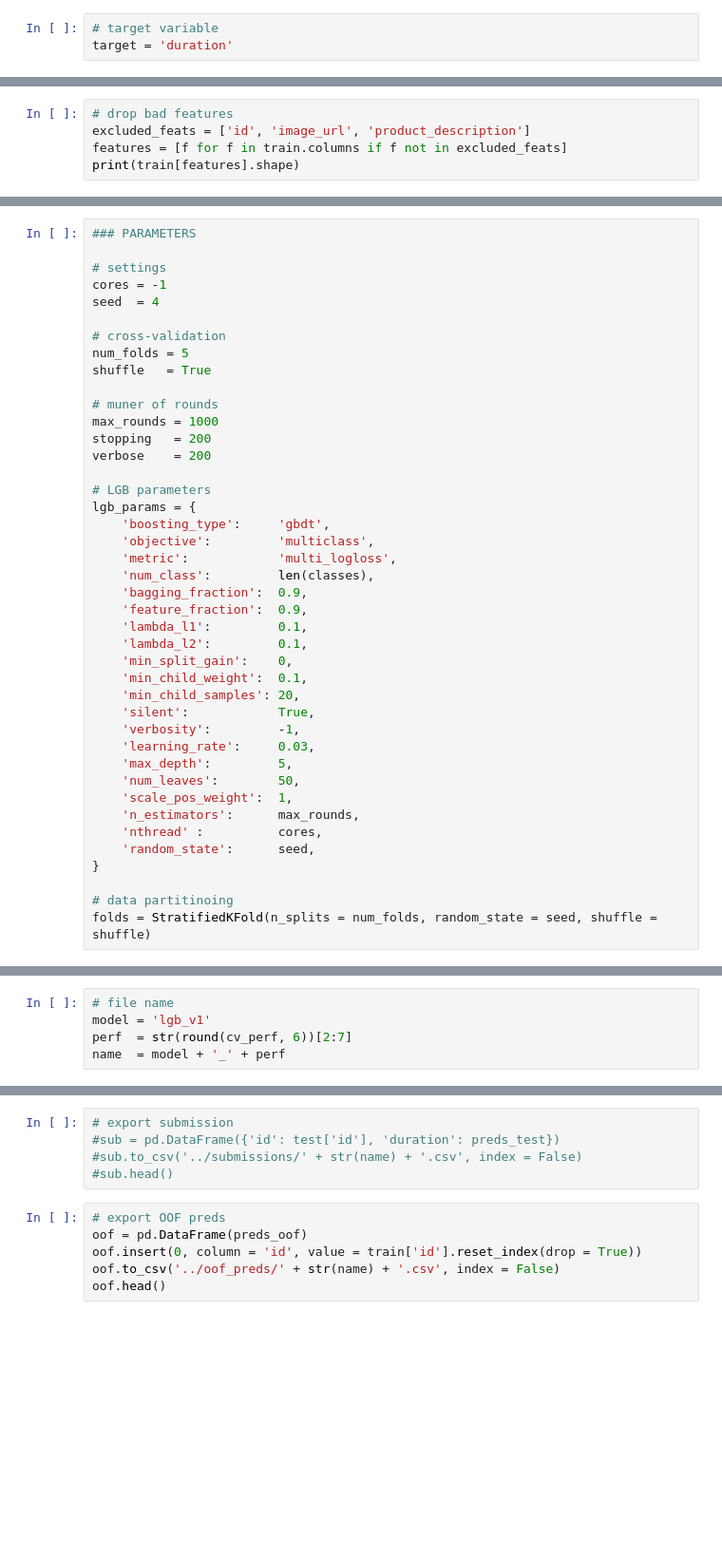
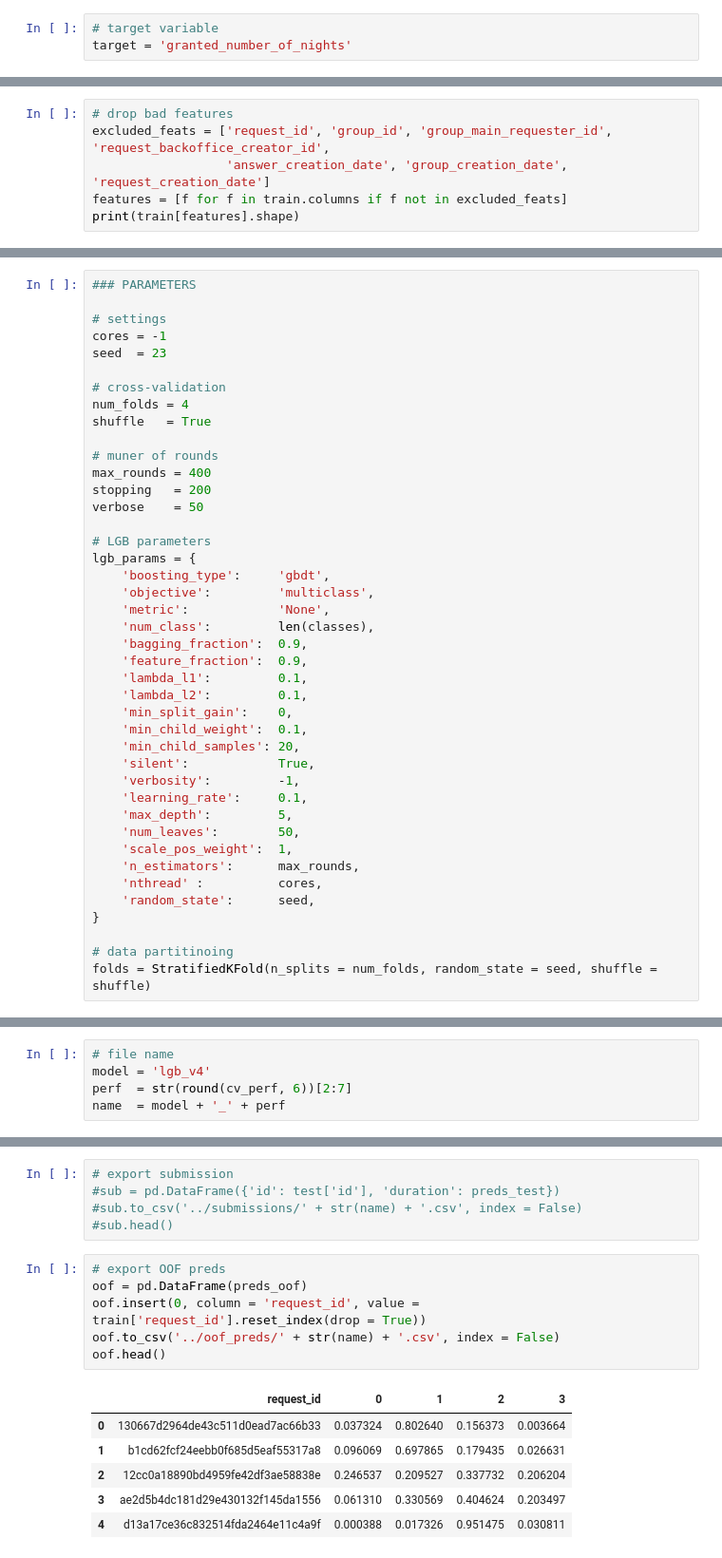
Before and after one commit to kozodoi/DSO_2019, a Jupyter notebook: codes/code_2_main_lgb.ipynb, the cells around one changed output, grey strips where cells are left out. Shown: that part at 95% size. Saved outputs shown, nothing was run; the diff lists cells and outputs as text; blank space fills up the shorter version.

```diff
--- a/codes/code_2_main_lgb.ipynb
+++ b/codes/code_2_main_lgb.ipynb
@@ -49,6 +57,6 @@ print(df.shape)
 # %%
 # target variable
-target = 'duration'
+target = 'granted_number_of_nights'
 # %%
 # partitioning
 train = df[df[target].isnull() == False]
@@ -67,6 +117,7 @@ classes
 ### PARAMETERS
 # %%
 # drop bad features
-excluded_feats = ['id', 'image_url', 'product_description']
+excluded_feats = ['request_id', 'group_id', 'group_main_requester_id', 'request_backoffice_creator_id',
+                  'answer_creation_date', 'group_creation_date', 'request_creation_date']
 features = [f for f in train.columns if f not in excluded_feats]
 print(train[features].shape)
@@ -75,22 +128,22 @@ print(train[features].shape)
 
 # settings
 cores = -1
-seed  = 4
+seed  = 23
 
 # cross-validation
-num_folds = 5
+num_folds = 4
 shuffle   = True
 
 # muner of rounds
-max_rounds = 1000
+max_rounds = 400
 stopping   = 200
-verbose    = 200
+verbose    = 50
 
 # LGB parameters
 lgb_params = {
     'boosting_type':     'gbdt',
     'objective':         'multiclass',
-    'metric':            'multi_logloss',
+    'metric':            'None',
     'num_class':         len(classes),
     'bagging_fraction':  0.9,
     'feature_fraction':  0.9,
@@ -101,7 +154,7 @@ lgb_params = {
     'min_child_samples': 20,
     'silent':            True,
     'verbosity':         -1,
-    'learning_rate':     0.03,
+    'learning_rate':     0.1,
     'max_depth':         5,
     'num_leaves':        50,
     'scale_pos_weight':  1,
@@ -281,7 +310,7 @@ plt.savefig('../var_importance.pdf')
 # 4. SUBMISSION
 # %%
 # file name
-model = 'lgb_v1'
+model = 'lgb_v4'
 perf  = str(round(cv_perf, 6))[2:7]
 name  = model + '_' + perf
 # %%
@@ -297,9 +326,16 @@ name  = model + '_' + perf
 # %%
 # export OOF preds
 oof = pd.DataFrame(preds_oof)
-oof.insert(0, column = 'id', value = train['id'].reset_index(drop = True))
+oof.insert(0, column = 'request_id', value = train['request_id'].reset_index(drop = True))
 oof.to_csv('../oof_preds/' + str(name) + '.csv', index = False)
 oof.head()
+# %% [output]
+|  | request_id | 0 | 1 | 2 | 3 |
+| 0 | 130667d2964de43c511d0ead7ac66b33 | 0.037324 | 0.802640 | 0.156373 | 0.003664 |
+| 1 | b1cd62fcf24eebb0f685d5eaf55317a8 | 0.096069 | 0.697865 | 0.179435 | 0.026631 |
+| 2 | 12cc0a18890bd4959fe42df3ae58838e | 0.246537 | 0.209527 | 0.337732 | 0.206204 |
+| 3 | ae2d5b4dc181d29e430132f145da1556 | 0.061310 | 0.330569 | 0.404624 | 0.203497 |
+| 4 | d13a17ce36c832514fda2464e11c4a9f | 0.000388 | 0.017326 | 0.951475 | 0.030811 |
 # %%
 # export submission
 sub = pd.DataFrame(preds_test)
```
Also changed, not shown: parts of 14 cells of this notebook, 16 other files.
